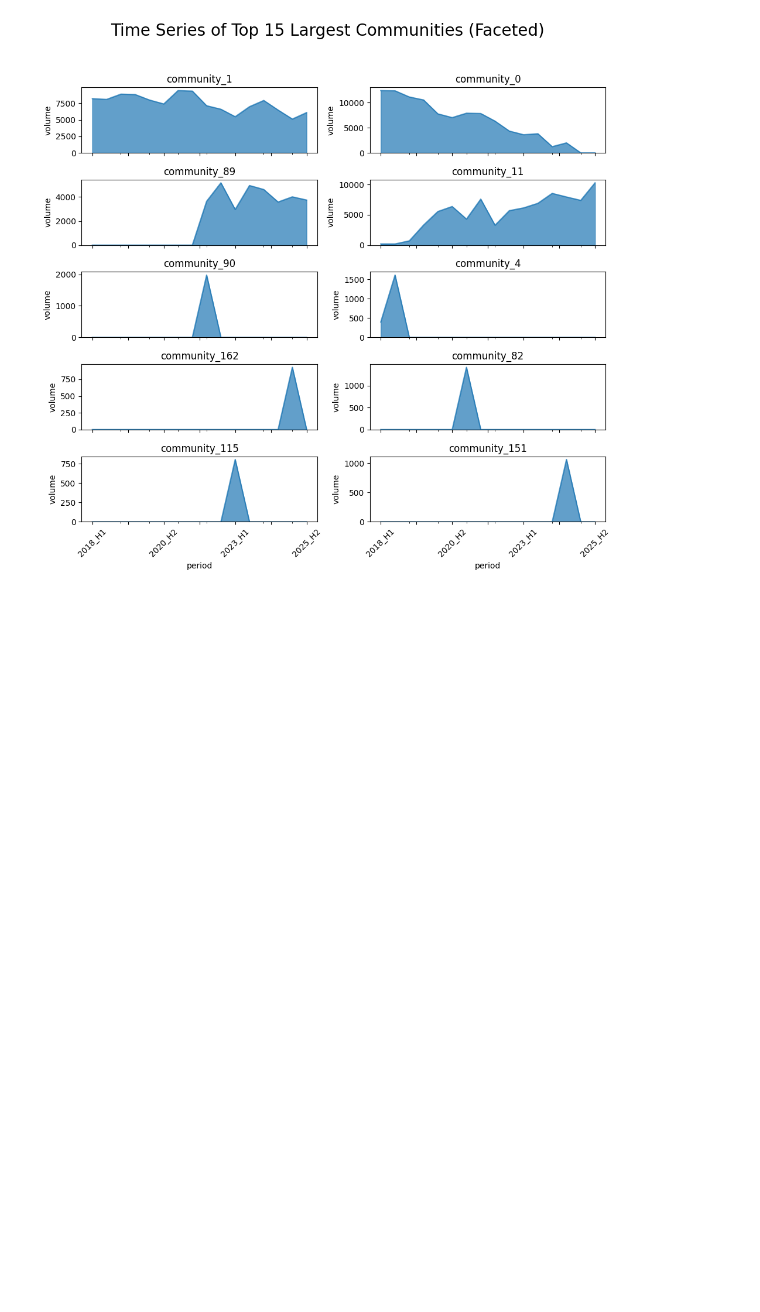
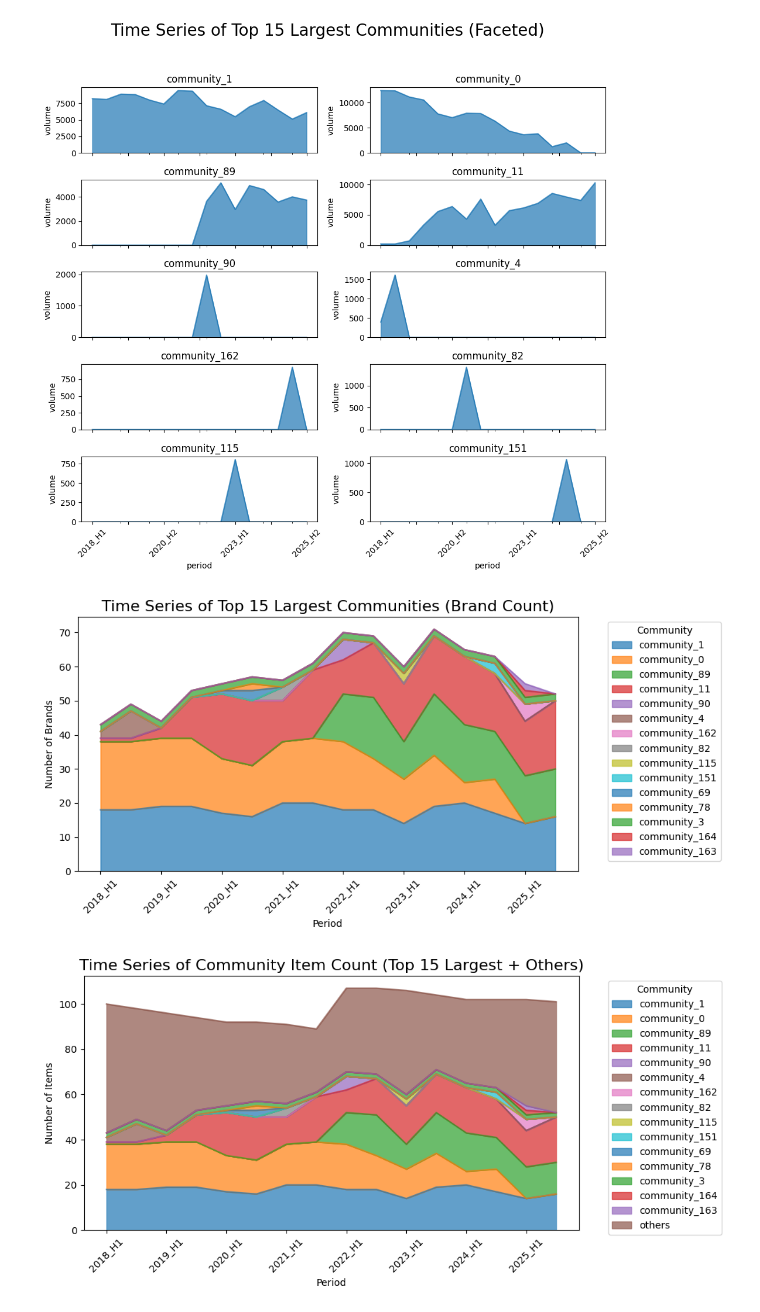
Before and after one commit to TakumiInoue0628/Temporal-Community-Tracker, a Jupyter notebook: notebook.ipynb, the cells around one changed output. Saved outputs shown, nothing was run; the diff lists cells and outputs as text; code cells hidden in the pictures; blank space fills up the shorter version.

```diff
--- a/notebook.ipynb
+++ b/notebook.ipynb
@@ -409,3 +409,76 @@ plt.show()
 [figure]
 [figure]
 [figure]
+# %%
+
+# ブランド数推移のデータフレームを作成
+item_count_data = []
+# 追跡された各コミュニティをループ
+for community_id, info in TCT.tracked_communities.items():
+    community_name = info['name']
+    # そのコミュニティの履歴（各期間のアイテムセット）をループ
+    for period, items in info['history'].items():
+        item_count_data.append({
+            'period': period,
+            'community_name': community_name,
+            'item_count': len(items)  # アイテムセットのサイズ（＝アイテム数数）を取得
+        })
+# リストをピボットしてプロット用のデータフレームに変換
+df_item_count = pd.DataFrame(item_count_data).pivot(
+    index='period',
+    columns='community_name',
+    values='item_count'
+).fillna(0)
+# 期間の順序を正しく並べる
+time_periods_sorted = sorted(list(df_item_count.index))
+df_item_count = df_item_count.reindex(time_periods_sorted, fill_value=0).astype(int)
+
+
+# 可視化
+# 上位N件の積み上げ面グラフ ---
+df_topN_item_count = df_item_count[top_N_communities]
+fig, ax = plt.subplots(figsize=(10, 5))
+df_topN_item_count.plot(kind='area', stacked=True, ax=ax, alpha=0.7)
+ax.set_title(f'Time Series of Top {N} Largest Communities (Brand Count)', fontsize=16)
+ax.set_xlabel('Period')
+ax.set_ylabel('Number of Brands')
+ax.legend(title='Community', bbox_to_anchor=(1.05, 1), loc='upper left')
+plt.xticks(rotation=45)
+plt.tight_layout()
+plt.show()
+
+
+# 上位N件 + Others の積み上げ面グラフ
+other_communities = df_item_count.columns.difference(top_N_communities)
+df_grouped_item_count = df_item_count[top_N_communities].copy()
+df_grouped_item_count['others'] = df_item_count[other_communities].sum(axis=1)
+
+fig, ax = plt.subplots(figsize=(10, 5))
+df_grouped_item_count.plot(kind='area', stacked=True, ax=ax, alpha=0.7)
+ax.set_title(f'Time Series of Community Item Count (Top {N} Largest + Others)', fontsize=16)
+ax.set_xlabel('Period')
+ax.set_ylabel('Number of Items') # ★Y軸ラベルを変更
+ax.legend(title='Community', bbox_to_anchor=(1.05, 1), loc='upper left')
+plt.xticks(rotation=45)
+plt.tight_layout()
+plt.show()
+
+
+# 個別グラフ
+fig, axes = plt.subplots(5, 2, figsize=(10, 10), sharex=True)
+axes = axes.flatten()
+for i, community_name in enumerate(df_topN_item_count.columns):
+    if i < 10:  # 上位10件のみ表示
+        ax = axes[i]
+        df_topN_item_count[community_name].plot(kind='area', ax=ax, alpha=0.7, title=community_name)
+        ax.set_ylabel('Number of Items')
+        ax.tick_params(axis='x', rotation=45)
+# 不要なサブプロットを非表示にする
+for j in range(i + 1, len(axes)):
+    axes[j].set_visible(False)
+plt.suptitle(f'Time Series of Top {N} Largest Communities (Faceted Item Count)', fontsize=20)
+plt.tight_layout(rect=[0, 0.03, 1, 0.95])
+plt.show()
+# %% [output]
+[figure, added]
+[figure, added]
```
Also changed, not shown: parts of 1 cell of this notebook.
